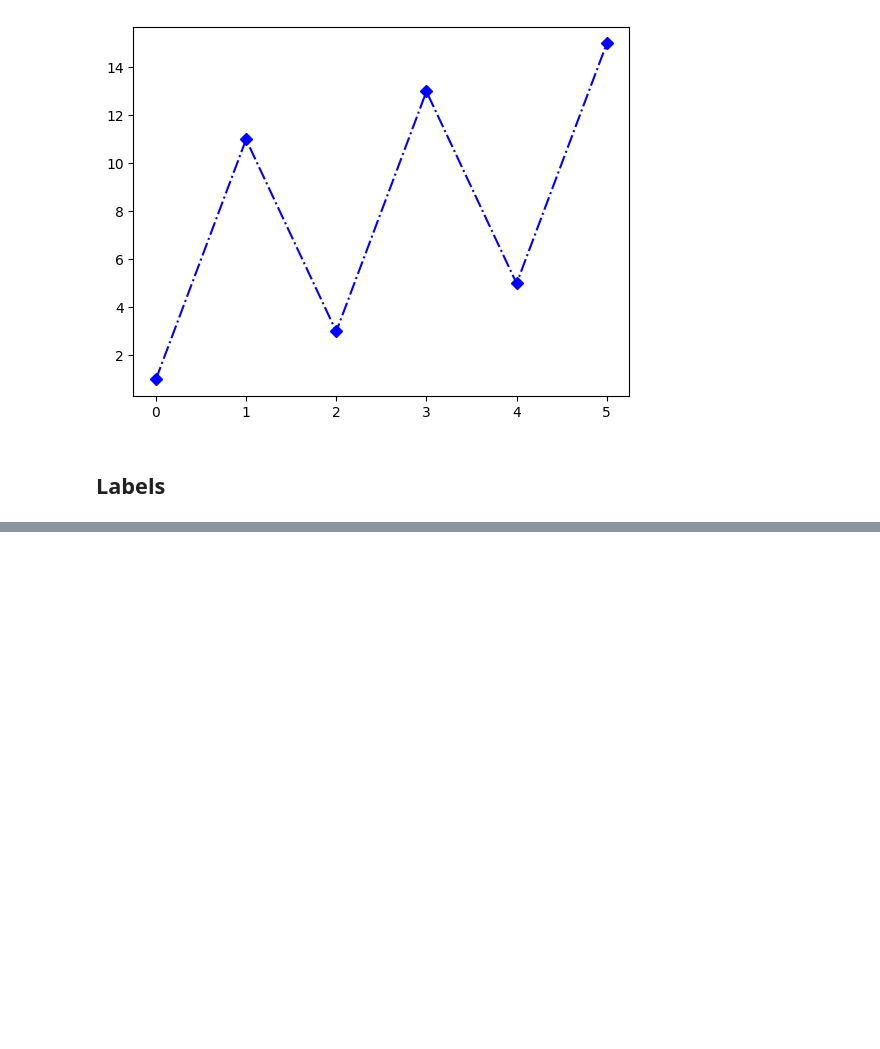
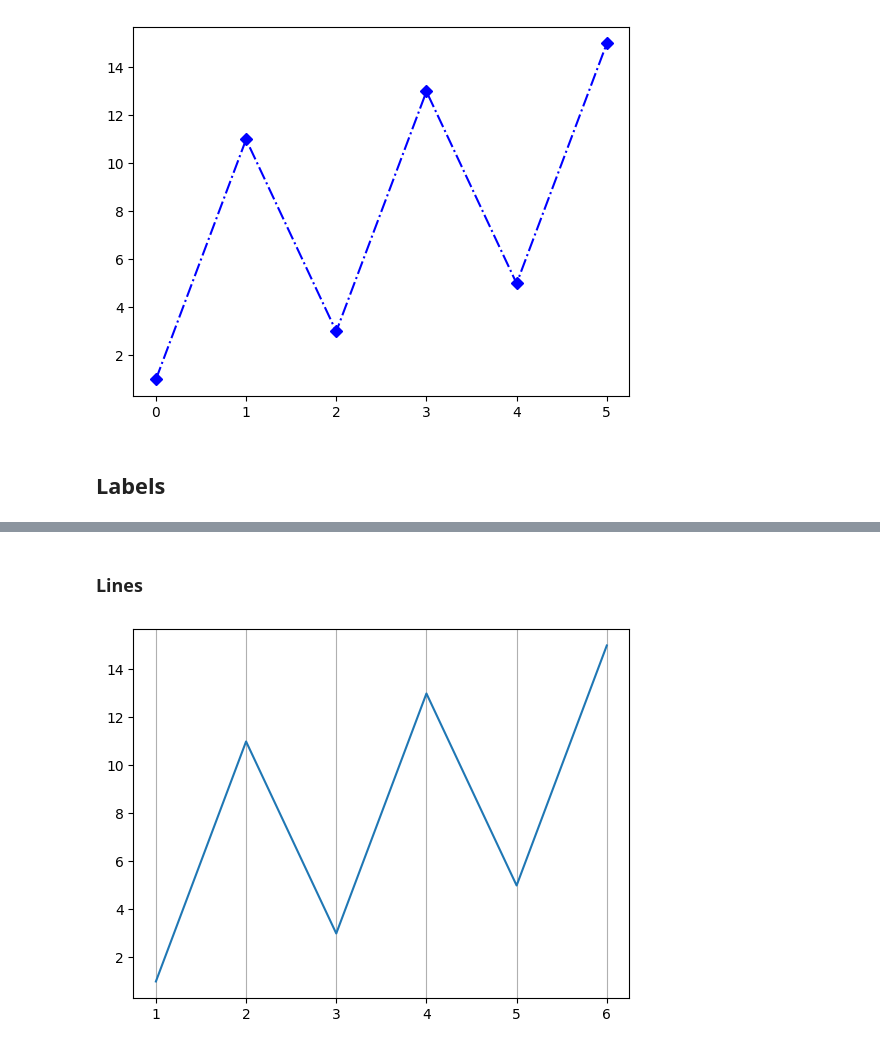
Before and after one commit to Muzzammil91/Python-Notes, a Jupyter notebook: Libraries/MatPlotLib.ipynb, the cells around one changed output, grey strips where cells are left out. Saved outputs shown, nothing was run; the diff lists cells and outputs as text; code cells hidden in the pictures; blank space fills up the shorter version.

```diff
--- a/Libraries/MatPlotLib.ipynb
+++ b/Libraries/MatPlotLib.ipynb
@@ -155,0 +190,11 @@ plt.show()
+# %% [markdown]
+### Lines
+# %%
+x = np.array([1, 2, 3, 4, 5, 6])
+y = np.array([1, 11, 3, 13, 5, 15])
+
+plt.plot(x, y)
+plt.grid(axis = 'x') # Can also use y axis
+plt.show()
+# %% [output]
+[figure, added]
```
Also changed, not shown: parts of 10 cells of this notebook, 4 other files.
